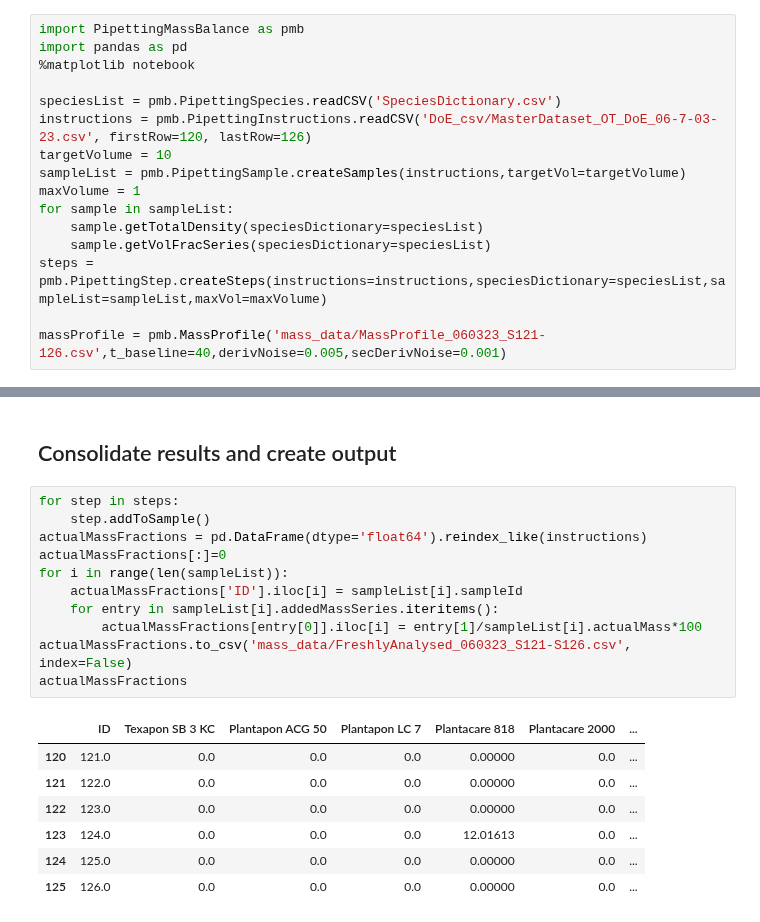
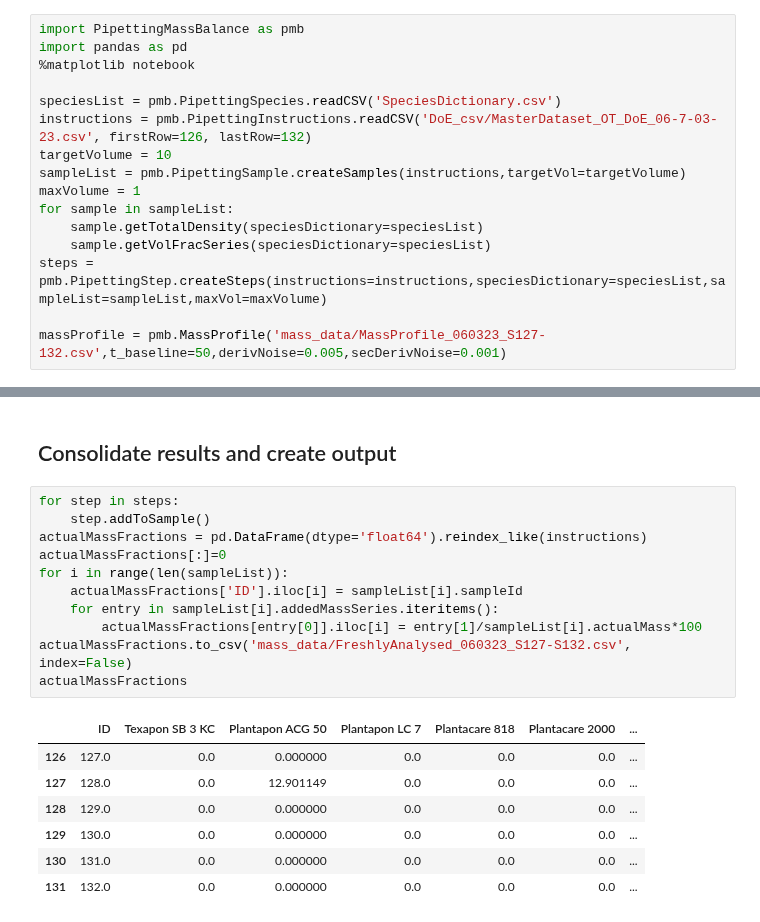
Before and after one commit to AniketChitre/formulations-prep, a Jupyter notebook: balance_analysis.ipynb, the cells around one changed output, grey strips where cells are left out. Drawn from its saved outputs; the diff is of its cells as text.

```diff
--- a/balance_analysis.ipynb
+++ b/balance_analysis.ipynb
@@ -6,7 +6,7 @@ import pandas as pd
 %matplotlib notebook
 
 speciesList = pmb.PipettingSpecies.readCSV('SpeciesDictionary.csv')
-instructions = pmb.PipettingInstructions.readCSV('DoE_csv/MasterDataset_OT_DoE_06-7-03-23.csv', firstRow=120, lastRow=126)
+instructions = pmb.PipettingInstructions.readCSV('DoE_csv/MasterDataset_OT_DoE_06-7-03-23.csv', firstRow=126, lastRow=132)
 targetVolume = 10
 sampleList = pmb.PipettingSample.createSamples(instructions,targetVol=targetVolume)
 maxVolume = 1
@@ -15,7 +15,7 @@ for sample in sampleList:
     sample.getVolFracSeries(speciesDictionary=speciesList)
 steps = pmb.PipettingStep.createSteps(instructions=instructions,speciesDictionary=speciesList,sampleList=sampleList,maxVol=maxVolume)
 
-massProfile = pmb.MassProfile('mass_data/MassProfile_060323_S121-126.csv',t_baseline=40,derivNoise=0.005,secDerivNoise=0.001)
+massProfile = pmb.MassProfile('mass_data/MassProfile_060323_S127-132.csv',t_baseline=50,derivNoise=0.005,secDerivNoise=0.001)
 # %% [markdown]
 ## Analyse Water Addition
 # %%
@@ -90,19 +90,19 @@ Addition of 0.562g Arlypon TT detected from 3144s to 3156s - expected volume = 0
 # %%
 for step in steps:
     step.addToSample()
 actualMassFractions = pd.DataFrame(dtype='float64').reindex_like(instructions)
 actualMassFractions[:]=0
 for i in range(len(sampleList)):
     actualMassFractions['ID'].iloc[i] = sampleList[i].sampleId
     for entry in sampleList[i].addedMassSeries.iteritems():
         actualMassFractions[entry[0]].iloc[i] = entry[1]/sampleList[i].actualMass*100
-actualMassFractions.to_csv('mass_data/FreshlyAnalysed_060323_S121-S126.csv', index=False)
+actualMassFractions.to_csv('mass_data/FreshlyAnalysed_060323_S127-S132.csv', index=False)
 actualMassFractions
 # %% [output]
 |  | ID | Texapon SB 3 KC | Plantapon ACG 50 | Plantapon LC 7 | Plantacare 818 | Plantacare 2000 | ... |
-| 120 | 121.0 | 0.0 | 0.0 | 0.0 | 0.00000 | 0.0 | ... |
-| 121 | 122.0 | 0.0 | 0.0 | 0.0 | 0.00000 | 0.0 | ... |
-| 122 | 123.0 | 0.0 | 0.0 | 0.0 | 0.00000 | 0.0 | ... |
-| 123 | 124.0 | 0.0 | 0.0 | 0.0 | 12.01613 | 0.0 | ... |
-| 124 | 125.0 | 0.0 | 0.0 | 0.0 | 0.00000 | 0.0 | ... |
-| 125 | 126.0 | 0.0 | 0.0 | 0.0 | 0.00000 | 0.0 | ... |
+| 126 | 127.0 | 0.0 | 0.000000 | 0.0 | 0.0 | 0.0 | ... |
+| 127 | 128.0 | 0.0 | 12.901149 | 0.0 | 0.0 | 0.0 | ... |
+| 128 | 129.0 | 0.0 | 0.000000 | 0.0 | 0.0 | 0.0 | ... |
+| 129 | 130.0 | 0.0 | 0.000000 | 0.0 | 0.0 | 0.0 | ... |
+| 130 | 131.0 | 0.0 | 0.000000 | 0.0 | 0.0 | 0.0 | ... |
+| 131 | 132.0 | 0.0 | 0.000000 | 0.0 | 0.0 | 0.0 | ... |
```
Also changed, not shown: parts of 4 cells of this notebook, 4 other files.
